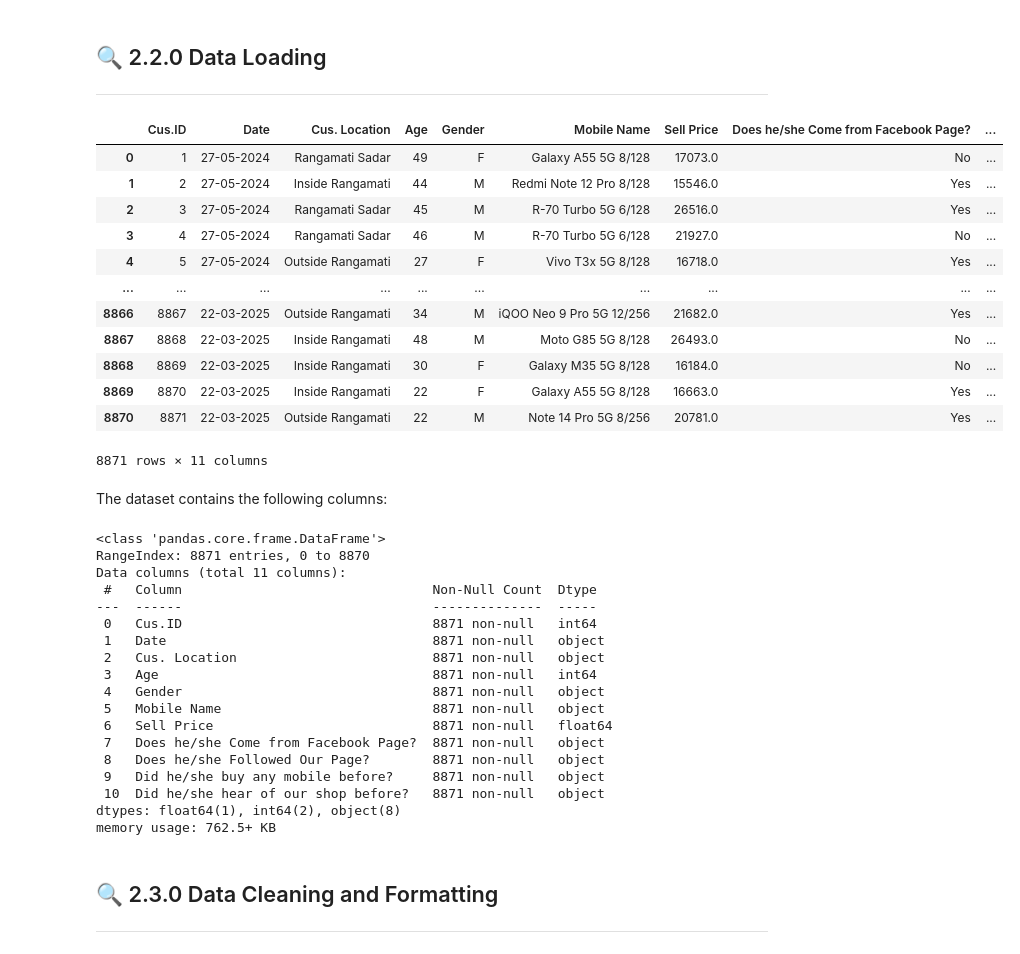
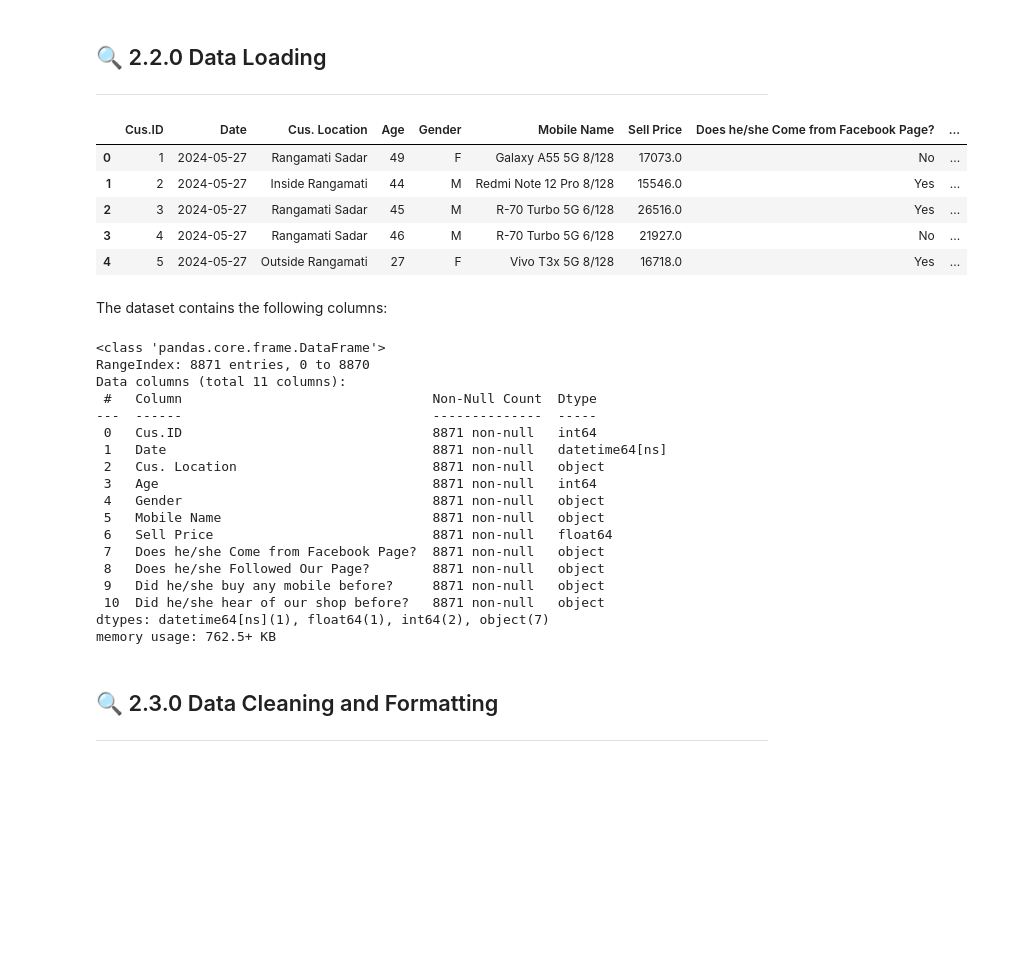
Before and after one commit to TeslimAdeyanju/14-Portfolio-SDS-CP026-retail-pulse, a Jupyter notebook: submissions/team/Teslim-Adeyanju/teslim-adeyanju-retail-pulse-note.ipynb, the cells around one changed output. Saved outputs shown, nothing was run; the diff lists cells and outputs as text; code cells hidden in the pictures; blank space fills up the shorter version.

```diff
--- a/submissions/team/Teslim-Adeyanju/teslim-adeyanju-retail-pulse-note.ipynb
+++ b/submissions/team/Teslim-Adeyanju/teslim-adeyanju-retail-pulse-note.ipynb
@@ -158,22 +156,16 @@ plt.style.use('ggplot')
 ___
 # %%
 # Importing the dataset
-df = pd.read_csv("data.csv")
-df
+df = pd.read_csv("data.csv", parse_dates=['Date'], dayfirst=True)
+
+df.head()
 # %% [output]
 |  | Cus.ID | Date | Cus. Location | Age | Gender | Mobile Name | Sell Price | Does he/she Come from Facebook Page? | ... |
-| 0 | 1 | 27-05-2024 | Rangamati Sadar | 49 | F | Galaxy A55 5G 8/128 | 17073.0 | No | ... |
-| 1 | 2 | 27-05-2024 | Inside Rangamati | 44 | M | Redmi Note 12 Pro 8/128 | 15546.0 | Yes | ... |
-| 2 | 3 | 27-05-2024 | Rangamati Sadar | 45 | M | R-70 Turbo 5G 6/128 | 26516.0 | Yes | ... |
-| 3 | 4 | 27-05-2024 | Rangamati Sadar | 46 | M | R-70 Turbo 5G 6/128 | 21927.0 | No | ... |
-| 4 | 5 | 27-05-2024 | Outside Rangamati | 27 | F | Vivo T3x 5G 8/128 | 16718.0 | Yes | ... |
-| ... | ... | ... | ... | ... | ... | ... | ... | ... | ... |
-| 8866 | 8867 | 22-03-2025 | Outside Rangamati | 34 | M | iQOO Neo 9 Pro 5G 12/256 | 21682.0 | Yes | ... |
-| 8867 | 8868 | 22-03-2025 | Inside Rangamati | 48 | M | Moto G85 5G 8/128 | 26493.0 | No | ... |
-| 8868 | 8869 | 22-03-2025 | Inside Rangamati | 30 | F | Galaxy M35 5G 8/128 | 16184.0 | No | ... |
-| 8869 | 8870 | 22-03-2025 | Inside Rangamati | 22 | F | Galaxy A55 5G 8/128 | 16663.0 | Yes | ... |
-| 8870 | 8871 | 22-03-2025 | Outside Rangamati | 22 | M | Note 14 Pro 5G 8/256 | 20781.0 | Yes | ... |
+| 0 | 1 | 2024-05-27 | Rangamati Sadar | 49 | F | Galaxy A55 5G 8/128 | 17073.0 | No | ... |
+| 1 | 2 | 2024-05-27 | Inside Rangamati | 44 | M | Redmi Note 12 Pro 8/128 | 15546.0 | Yes | ... |
+| 2 | 3 | 2024-05-27 | Rangamati Sadar | 45 | M | R-70 Turbo 5G 6/128 | 26516.0 | Yes | ... |
+| 3 | 4 | 2024-05-27 | Rangamati Sadar | 46 | M | R-70 Turbo 5G 6/128 | 21927.0 | No | ... |
+| 4 | 5 | 2024-05-27 | Outside Rangamati | 27 | F | Vivo T3x 5G 8/128 | 16718.0 | Yes | ... |
-8871 rows × 11 columns
 # %% [markdown]
 The dataset contains the following columns:
 # %%
@@ -186,7 +178,7 @@ Data columns (total 11 columns):
  #   Column                                Non-Null Count  Dtype
 ---  ------                                --------------  -----
  0   Cus.ID                                8871 non-null   int64
- 1   Date                                  8871 non-null   object
+ 1   Date                                  8871 non-null   datetime64[ns]
  2   Cus. Location                         8871 non-null   object
  3   Age                                   8871 non-null   int64
  4   Gender                                8871 non-null   object
@@ -196,7 +188,7 @@ Data columns (total 11 columns):
  8   Does he/she Followed Our Page?        8871 non-null   object
  9   Did he/she buy any mobile before?     8871 non-null   object
  10  Did he/she hear of our shop before?   8871 non-null   object
-dtypes: float64(1), int64(2), object(8)
+dtypes: datetime64[ns](1), float64(1), int64(2), object(7)
 memory usage: 762.5+ KB
 # %% [markdown]
 ## 🔍 2.3.0 Data Cleaning and Formatting
```
Also changed, not shown: parts of 11 cells of this notebook.
